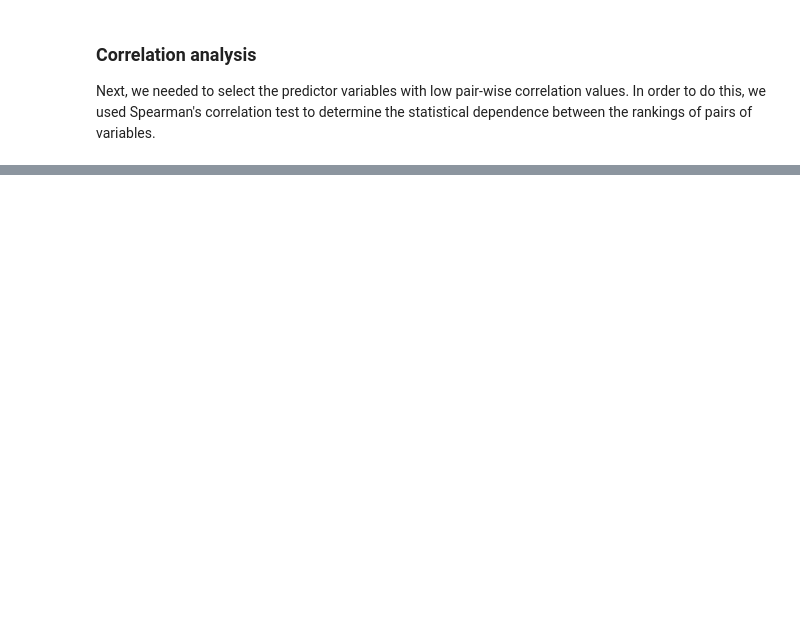
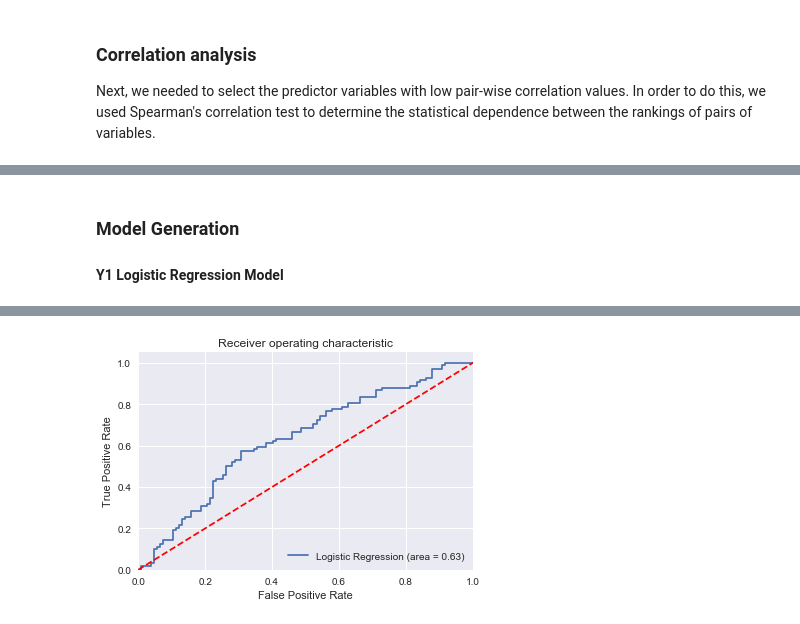
Before and after one commit to ConorFeeney/IS540-Code, a Jupyter notebook: Python for Comp 1/Milestone Report.ipynb, the cells around one changed output, grey strips where cells are left out. Cells and saved outputs as stored; diff of their text form; code cells hidden in the pictures; blank space fills up the shorter version.

Commit message:
Updated milestone report

```diff
--- a/Python for Comp 1/Milestone Report.ipynb
+++ b/Python for Comp 1/Milestone Report.ipynb
@@ -335,0 +357,79 @@ To standardize, we developed code for three different methods:
+# %% [markdown]
+### Model Generation
+#### Y1 Logistic Regression Model
+# %%
+# Creating a copy of our data frame to avoid errors in the Y2 model
+ipo_data_y1=pd.DataFrame.copy(ipo_data)
+
+# for loop to deal with outliers in float variables
+for i in range(len(ipo_data_y1.columns)):
+    if ipo_data_y1.iloc[:,i].dtype == float:
+        outlier(ipo_data_y1.iloc[:,i],1)
+
+# for loop to standardise  float variables
+for i in range(len(ipo_data_y1.columns)):
+    if ipo_data_y1.iloc[:,i].dtype == float:
+        ipo_data_y1.iloc[:,i]=standard(ipo_data_y1.iloc[:,i],1)
+
+# Our Logistic Regression model with results for Y1
+logreg = LogisticRegression()
+# This was our original predictor variables, but using an alpah value of 0.1, we reduced it the second list below it (uncommented)
+#train=['C3x','C4','C1','C7','C6x','T3x','T4x','T5x','S1x','S2x','S3x','C2']
+train=['C3x','C4','T4x','S1x','S2x','C2','S6x']
+
+# Setting our predictors
+X=ipo_data_y1[train]
+
+# Setting our Targer
+y=ipo_data_y1['Y1']
+
+# Using recursive feature selection to aide in the selection of predictors
+rfe = RFE(logreg, 18)
+rfe = rfe.fit(X,y)
+
+# Implementing the model
+logit_model=sm.Logit(ipo_data_y1['Y1'],ipo_data_y1[train])
+result=logit_model.fit()
+
+# Dividing our data set into testing and training, with our test set being of size 0.3. Then fitting the model
+X1_train, X1_test, y1_train, y1_test = train_test_split(X, y, test_size=0.3, random_state=0)
+logreg = LogisticRegression()
+logreg.fit(X1_train, y1_train)
+
+# Predicting the test set results and calculating the accuracy
+y1_pred = logreg.predict(X1_test)
+
+# Using a seven fold cross validation to avoid overfitting and train our model
+kfold = model_selection.KFold(n_splits=7, random_state=7)
+modelCV = LogisticRegression()
+scoring = 'accuracy'
+results = model_selection.cross_val_score(modelCV, X1_train, y1_train, cv=kfold, scoring=scoring)
+
+# Doing a confusion matrix to see our correct and incorrect placements
+confusion_matrix_y1 = confusion_matrix(y1_test, y1_pred)
+
+# Printing results
+print(rfe.support_)
+print(rfe.ranking_)
+print(result.summary())
+print('Accuracy of logistic regression classifier on test set: {:.2f}'.format(logreg.score(X1_test, y1_test)))
+print("10-fold cross validation average accuracy: %.3f" % (results.mean()))
+
+print(confusion_matrix_y1)
+print(classification_report(y1_test, y1_pred))
+
+# Calculating our AUC/ROC and showing the graph
+logit_roc_auc = roc_auc_score(y1_test, logreg.predict(X1_test))
+fpr, tpr, thresholds = roc_curve(y1_test, logreg.predict_proba(X1_test)[:,1])
+plt.figure()
+plt.plot(fpr, tpr, label='Logistic Regression (area = %0.2f)' % logit_roc_auc)
+plt.plot([0, 1], [0, 1],'r--')
+plt.xlim([0.0, 1.0])
+plt.ylim([0.0, 1.05])
+plt.xlabel('False Positive Rate')
+plt.ylabel('True Positive Rate')
+plt.title('Receiver operating characteristic')
+plt.legend(loc="lower right")
+#plt.savefig('Log_ROC')
+plt.show()
+# %% [output]
@@ -335,0 +461 @@ To standardize, we developed code for three different methods:
+[figure, added]
```
Also changed, not shown: parts of 13 cells of this notebook, 3 other files.
